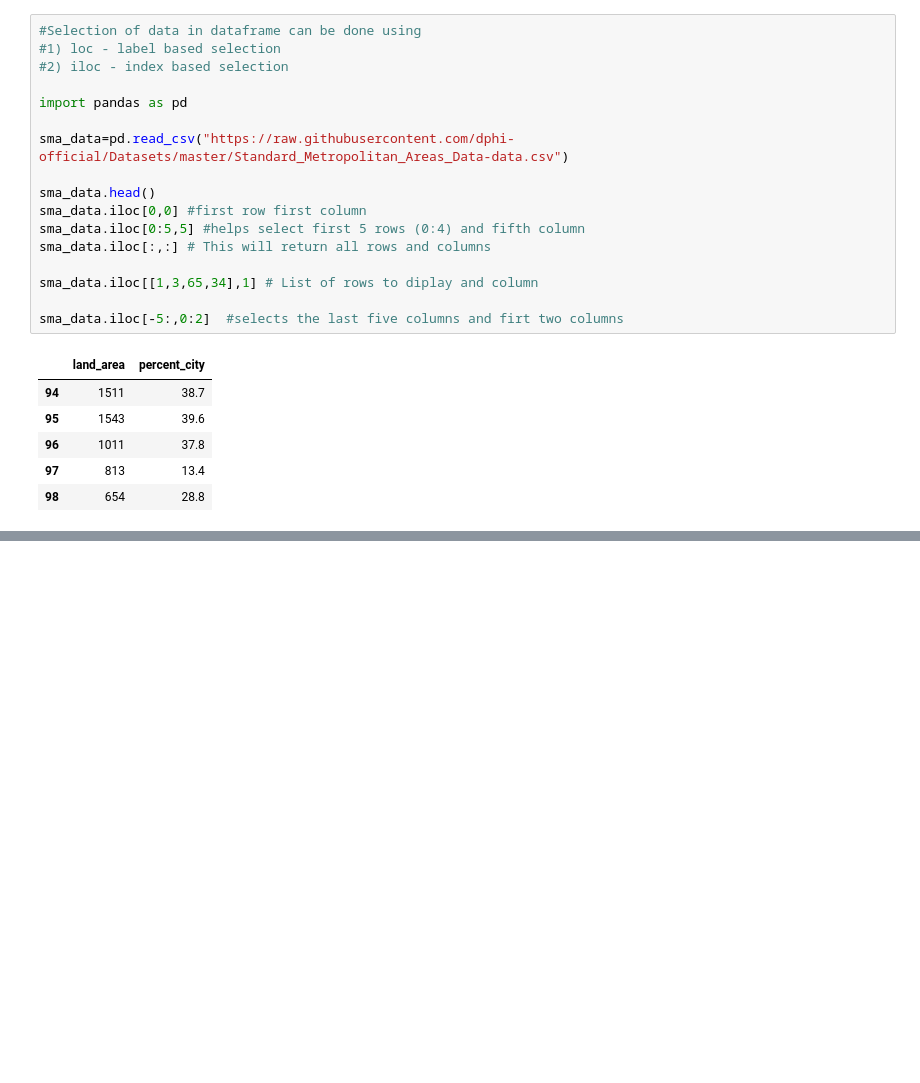
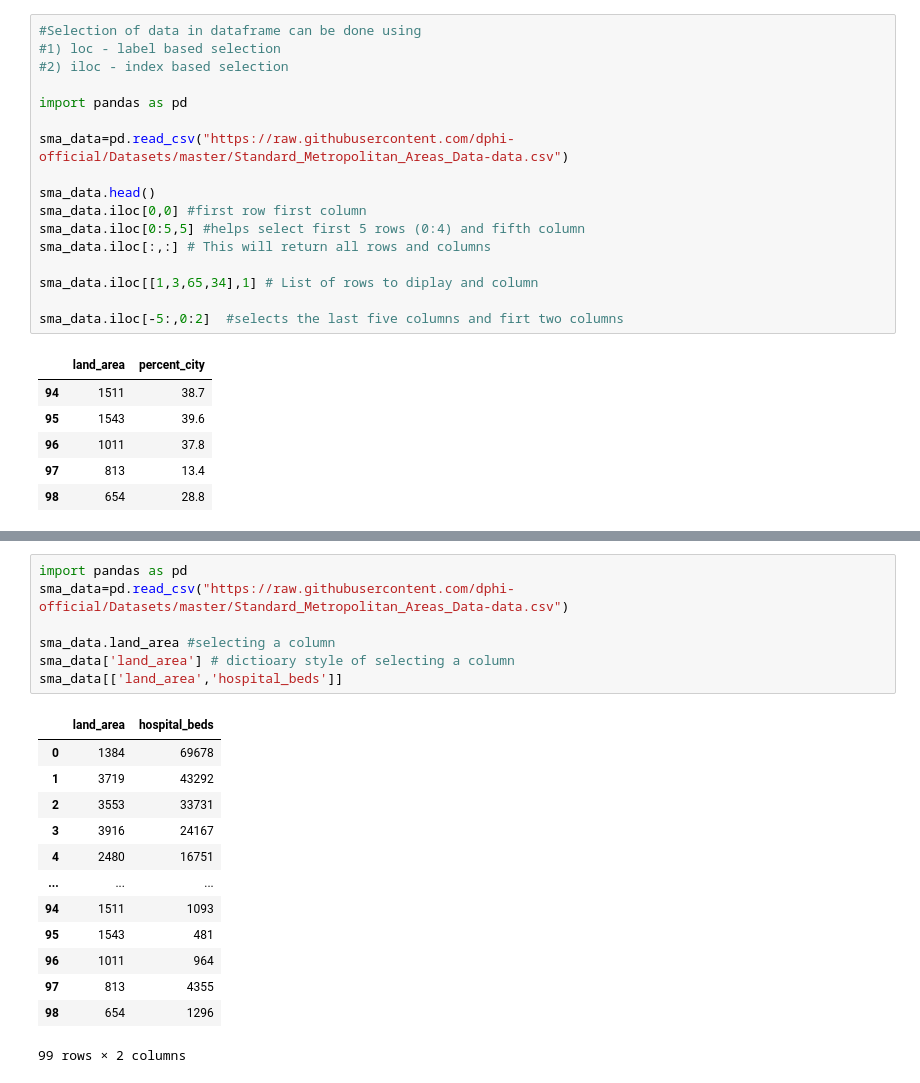
Before and after one commit to kiboma2021/5-Week-Data-Science-Bootcamp, a Jupyter notebook: Pandas.ipynb, the cells around one changed output, grey strips where cells are left out. Saved outputs shown, nothing was run; the diff lists cells and outputs as text; blank space fills up the shorter version.

```diff
--- a/Pandas.ipynb
+++ b/Pandas.ipynb
@@ -135,0 +150,21 @@ sma_data.iloc[-5:,0:2]  #selects the last five columns and firt two columns
+# %%
+import pandas as pd
+sma_data=pd.read_csv("https://raw.githubusercontent.com/dphi-official/Datasets/master/Standard_Metropolitan_Areas_Data-data.csv")
+
+sma_data.land_area #selecting a column
+sma_data['land_area'] # dictioary style of selecting a column
+sma_data[['land_area','hospital_beds']]
+# %% [output]
+|  | land_area | hospital_beds |
+| 0 | 1384 | 69678 |
+| 1 | 3719 | 43292 |
+| 2 | 3553 | 33731 |
+| 3 | 3916 | 24167 |
+| 4 | 2480 | 16751 |
+| ... | ... | ... |
+| 94 | 1511 | 1093 |
+| 95 | 1543 | 481 |
+| 96 | 1011 | 964 |
+| 97 | 813 | 4355 |
+| 98 | 654 | 1296 |
+99 rows × 2 columns
```
Also changed, not shown: parts of 4 cells of this notebook.
